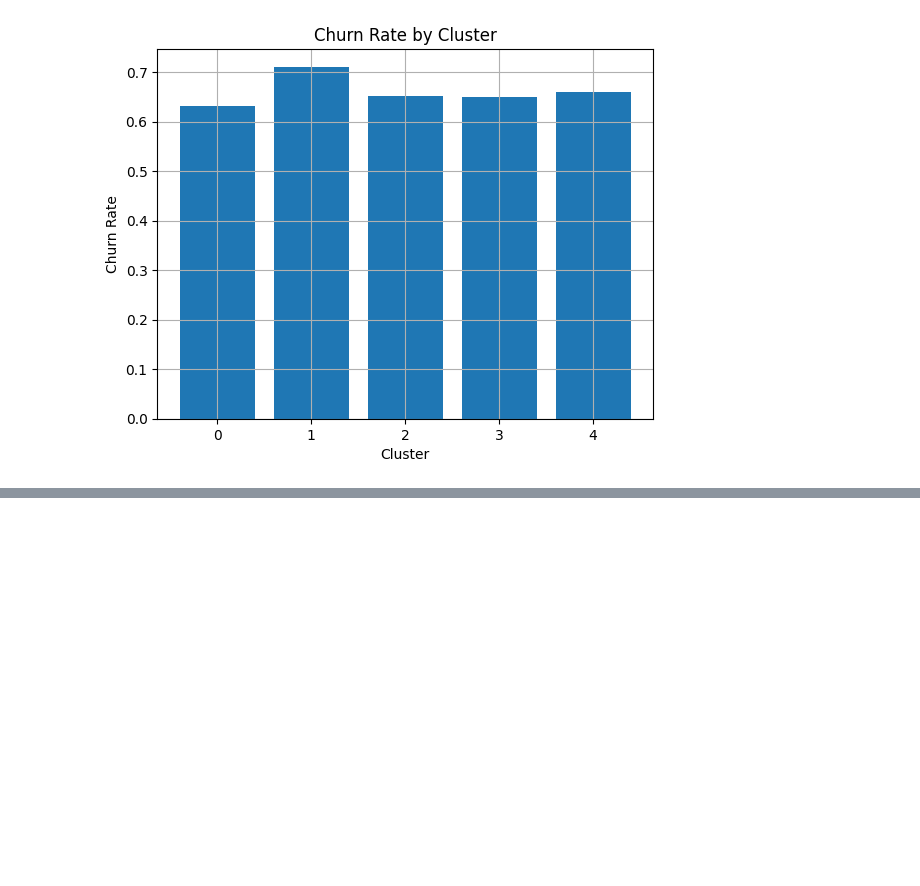
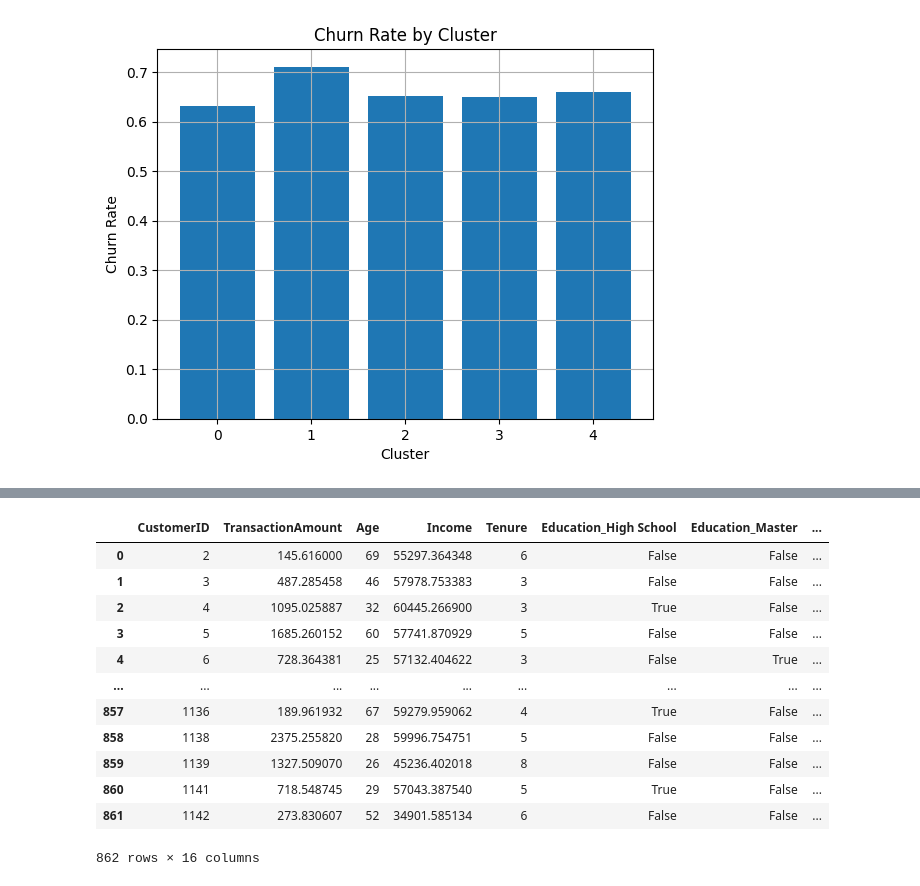
Before and after one commit to zayo1511/LaboratorioDeAnalisisDeDatosFinancierosYDeDisenoDeIndicadores, a Jupyter notebook: kmeans_orden_y_churn.ipynb, the cells around one changed output, grey strips where cells are left out. Drawn from its saved outputs; the diff is of its cells as text; code cells hidden in the pictures; blank space fills up the shorter version.

```diff
--- a/kmeans_orden_y_churn.ipynb
+++ b/kmeans_orden_y_churn.ipynb
@@ -281,0 +270,9 @@ plt.show()
+# %%
+df_transactions['TransactionDate'] = pd.to_datetime(df_transactions['TransactionDate'])
+
+data['Cohort'] = pd.to_datetime(data['Cohort'])
+
+snapshot_date = df_transactions['TransactionDate'].max()
+
+data['customer_tenure'] = (snapshot_date.year - data['Cohort'].dt.year) * 12 + (snapshot_date.month - data['Cohort'].dt.month)
+data['customer_tenure']
@@ -281,0 +294,3 @@ plt.show()
+# %%
+df_master = df_transactions.merge(data, on = 'CustomerID')
+df_master.head()
@@ -281,0 +304,3 @@ plt.show()
+# %%
+df_master['customer_tenure_on_transaction'] = (df_master['TransactionDate'].dt.year - df_master['Cohort'].dt.year)*12 + (df_master['TransactionDate'].dt.month - df_master['Cohort'].dt.month)
+df_master.head()
@@ -281,0 +314,3 @@ plt.show()
+# %%
+cltv_24_months = df_master.query("customer_tenure > 24 and customer_tenure_on_transaction <= 24").groupby('CustomerID')['TransactionAmount'].sum().reset_index()
+cltv_24_months
@@ -281,0 +331,26 @@ plt.show()
+# %%
+categorical_features = ['Education','Industry','Geographic Location']
+numerical_features = ['Age','Income','Tenure']
+
+data_encoded = pd.get_dummies(data[['CustomerID'] + categorical_features], columns=categorical_features, drop_first=True)
+
+df_data_with_encoded = data[['CustomerID'] + numerical_features].merge(
+    data_encoded, on = 'CustomerID'
+)
+
+df_to_model = cltv_24_months.merge(df_data_with_encoded, on = 'CustomerID')
+df_to_model
+# %% [output]
+|  | CustomerID | TransactionAmount | Age | Income | Tenure | Education_High School | Education_Master | ... |
+| 0 | 2 | 145.616000 | 69 | 55297.364348 | 6 | False | False | ... |
+| 1 | 3 | 487.285458 | 46 | 57978.753383 | 3 | False | False | ... |
+| 2 | 4 | 1095.025887 | 32 | 60445.266900 | 3 | True | False | ... |
+| 3 | 5 | 1685.260152 | 60 | 57741.870929 | 5 | False | False | ... |
+| 4 | 6 | 728.364381 | 25 | 57132.404622 | 3 | False | True | ... |
+| ... | ... | ... | ... | ... | ... | ... | ... | ... |
+| 857 | 1136 | 189.961932 | 67 | 59279.959062 | 4 | True | False | ... |
+| 858 | 1138 | 2375.255820 | 28 | 59996.754751 | 5 | False | False | ... |
+| 859 | 1139 | 1327.509070 | 26 | 45236.402018 | 8 | False | False | ... |
+| 860 | 1141 | 718.548745 | 29 | 57043.387540 | 5 | True | False | ... |
+| 861 | 1142 | 273.830607 | 52 | 34901.585134 | 6 | False | False | ... |
+862 rows × 16 columns
```
Also changed, not shown: parts of 20 cells of this notebook.
